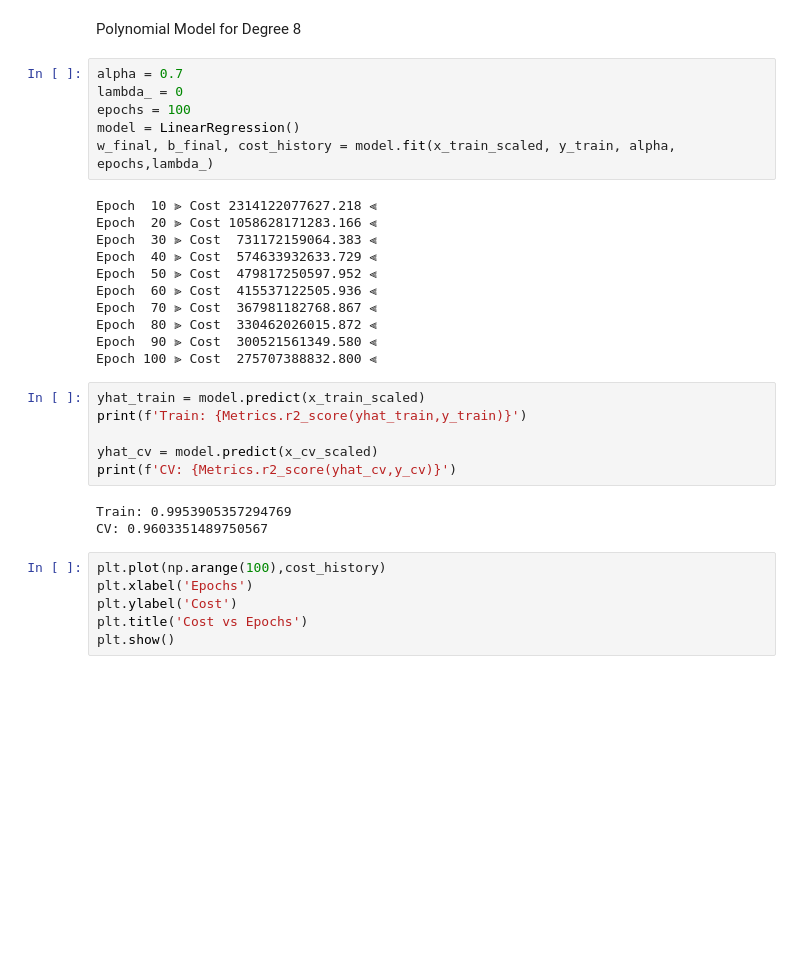
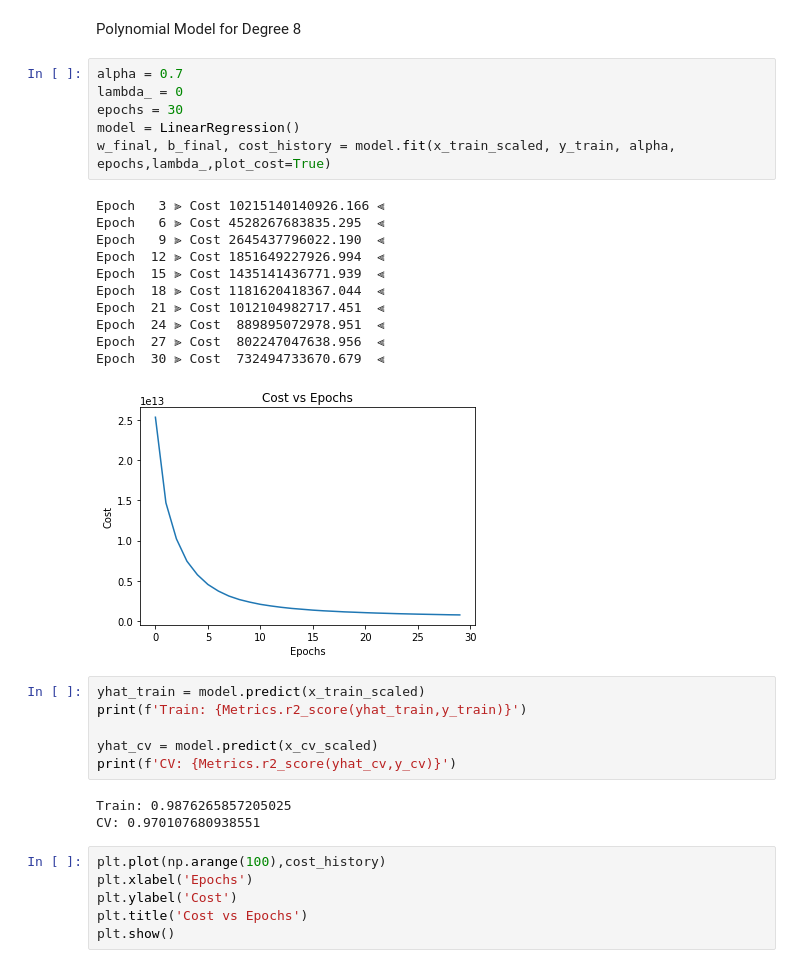
Before and after one commit to Abhirup-Choudhury/MLBootcamp, a Jupyter notebook: Polynomial Regression Demo.ipynb, the cells around one changed output. Saved outputs shown, nothing was run; the diff lists cells and outputs as text; blank space fills up the shorter version.

```diff
--- a/Polynomial Regression Demo.ipynb
+++ b/Polynomial Regression Demo.ipynb
@@ -37,20 +37,21 @@ Polynomial Model for Degree 8
 # %%
 alpha = 0.7
 lambda_ = 0
-epochs = 100
+epochs = 30
 model = LinearRegression()
-w_final, b_final, cost_history = model.fit(x_train_scaled, y_train, alpha, epochs,lambda_)
+w_final, b_final, cost_history = model.fit(x_train_scaled, y_train, alpha, epochs,lambda_,plot_cost=True)
 # %% [output]
-Epoch  10 ⫸ Cost 2314122077627.218 ⫷
-Epoch  20 ⫸ Cost 1058628171283.166 ⫷
-Epoch  30 ⫸ Cost  731172159064.383 ⫷
-Epoch  40 ⫸ Cost  574633932633.729 ⫷
-Epoch  50 ⫸ Cost  479817250597.952 ⫷
-Epoch  60 ⫸ Cost  415537122505.936 ⫷
-Epoch  70 ⫸ Cost  367981182768.867 ⫷
-Epoch  80 ⫸ Cost  330462026015.872 ⫷
-Epoch  90 ⫸ Cost  300521561349.580 ⫷
-Epoch 100 ⫸ Cost  275707388832.800 ⫷
+Epoch   3 ⫸ Cost 10215140140926.166 ⫷
+Epoch   6 ⫸ Cost 4528267683835.295  ⫷
+Epoch   9 ⫸ Cost 2645437796022.190  ⫷
+Epoch  12 ⫸ Cost 1851649227926.994  ⫷
+Epoch  15 ⫸ Cost 1435141436771.939  ⫷
+Epoch  18 ⫸ Cost 1181620418367.044  ⫷
+Epoch  21 ⫸ Cost 1012104982717.451  ⫷
+Epoch  24 ⫸ Cost  889895072978.951  ⫷
+Epoch  27 ⫸ Cost  802247047638.956  ⫷
+Epoch  30 ⫸ Cost  732494733670.679  ⫷
+[figure, added]
 # %%
 yhat_train = model.predict(x_train_scaled)
 print(f'Train: {Metrics.r2_score(yhat_train,y_train)}')
@@ -58,8 +59,8 @@ print(f'Train: {Metrics.r2_score(yhat_train,y_train)}')
 yhat_cv = model.predict(x_cv_scaled)
 print(f'CV: {Metrics.r2_score(yhat_cv,y_cv)}')
 # %% [output]
-Train: 0.9953905357294769
-CV: 0.9603351489750567
+Train: 0.9876265857205025
+CV: 0.970107680938551
 # %%
 plt.plot(np.arange(100),cost_history)
 plt.xlabel('Epochs')
```
Also changed, not shown: parts of 3 cells of this notebook.
